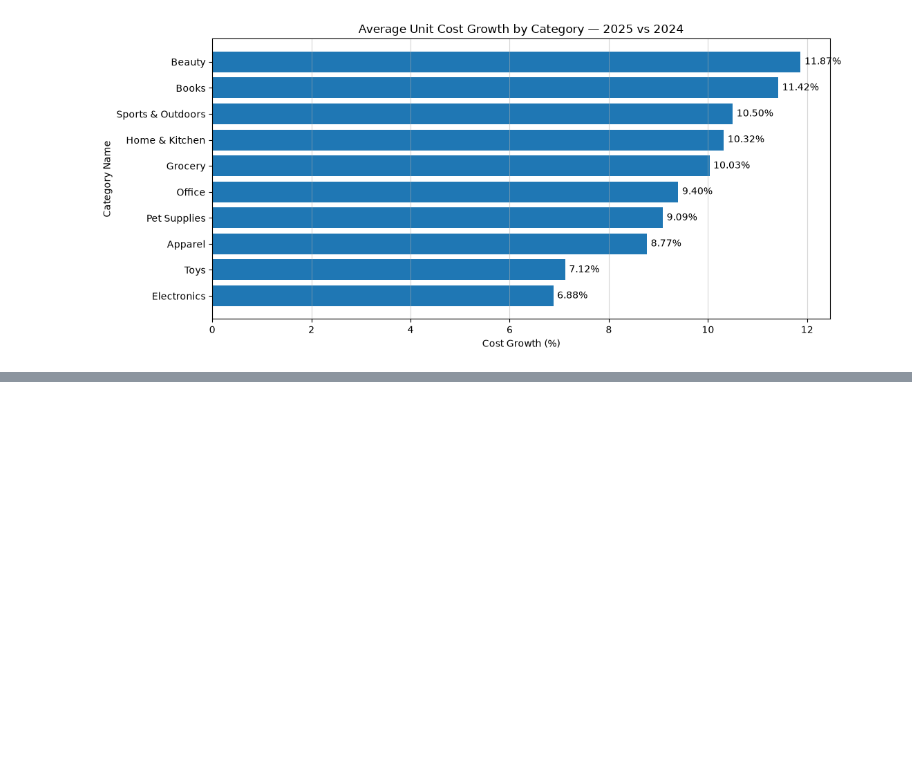
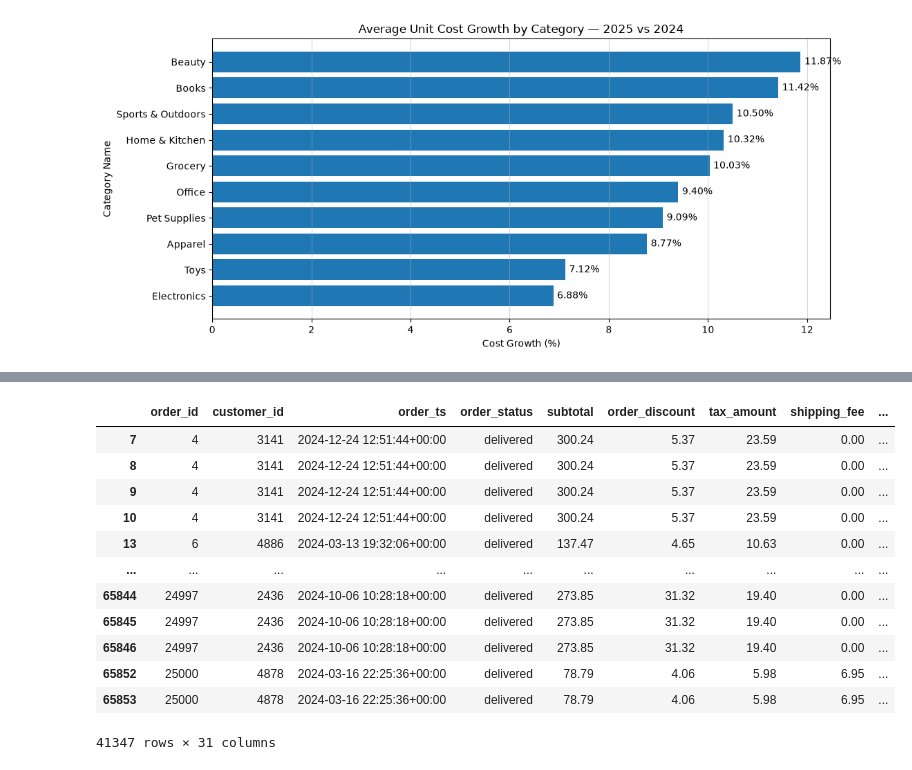
Before and after one commit to acdater/data-analytics, a Jupyter notebook: projects/01-northstar-retail/notebooks/01-profitability-eda.ipynb, the cells around one changed output, grey strips where cells are left out. Saved outputs shown, nothing was run; the diff lists cells and outputs as text; code cells hidden in the pictures; blank space fills up the shorter version.

```diff
--- a/projects/01-northstar-retail/notebooks/01-profitability-eda.ipynb
+++ b/projects/01-northstar-retail/notebooks/01-profitability-eda.ipynb
@@ -613,0 +1028,19 @@ plt.show()
+# %%
+delivered_sales = df_sales[
+    df_sales["order_status"] == "delivered"
+]
+delivered_sales
+# %% [output]
+|  | order_id | customer_id | order_ts | order_status | subtotal | order_discount | tax_amount | shipping_fee | ... |
+| 7 | 4 | 3141 | 2024-12-24 12:51:44+00:00 | delivered | 300.24 | 5.37 | 23.59 | 0.00 | ... |
+| 8 | 4 | 3141 | 2024-12-24 12:51:44+00:00 | delivered | 300.24 | 5.37 | 23.59 | 0.00 | ... |
+| 9 | 4 | 3141 | 2024-12-24 12:51:44+00:00 | delivered | 300.24 | 5.37 | 23.59 | 0.00 | ... |
+| 10 | 4 | 3141 | 2024-12-24 12:51:44+00:00 | delivered | 300.24 | 5.37 | 23.59 | 0.00 | ... |
+| 13 | 6 | 4886 | 2024-03-13 19:32:06+00:00 | delivered | 137.47 | 4.65 | 10.63 | 0.00 | ... |
+| ... | ... | ... | ... | ... | ... | ... | ... | ... | ... |
+| 65844 | 24997 | 2436 | 2024-10-06 10:28:18+00:00 | delivered | 273.85 | 31.32 | 19.40 | 0.00 | ... |
+| 65845 | 24997 | 2436 | 2024-10-06 10:28:18+00:00 | delivered | 273.85 | 31.32 | 19.40 | 0.00 | ... |
+| 65846 | 24997 | 2436 | 2024-10-06 10:28:18+00:00 | delivered | 273.85 | 31.32 | 19.40 | 0.00 | ... |
+| 65852 | 25000 | 4878 | 2024-03-16 22:25:36+00:00 | delivered | 78.79 | 4.06 | 5.98 | 6.95 | ... |
+| 65853 | 25000 | 4878 | 2024-03-16 22:25:36+00:00 | delivered | 78.79 | 4.06 | 5.98 | 6.95 | ... |
+41347 rows × 31 columns
```
Also changed, not shown: parts of 67 cells of this notebook.
